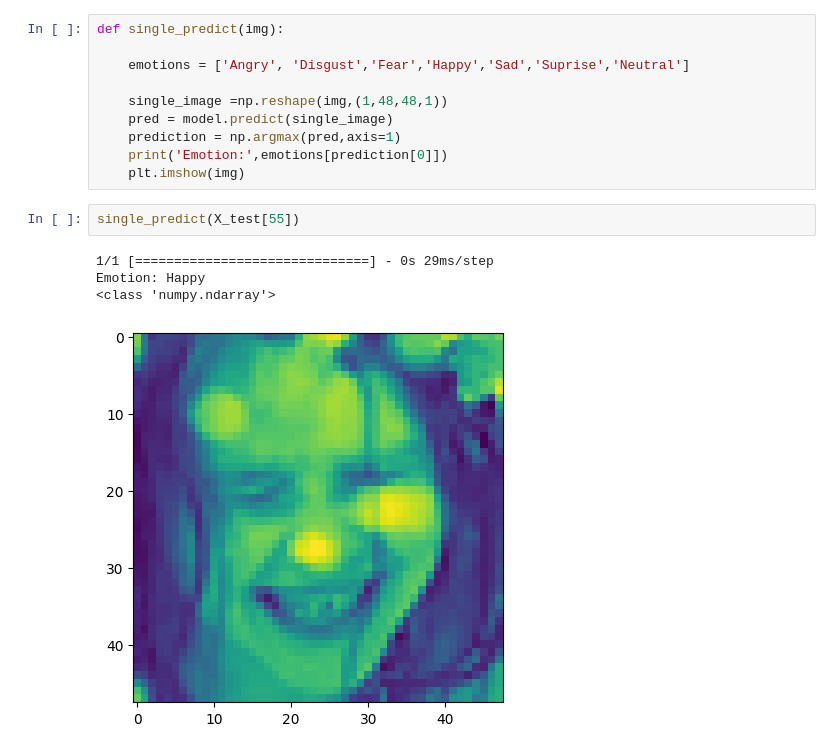
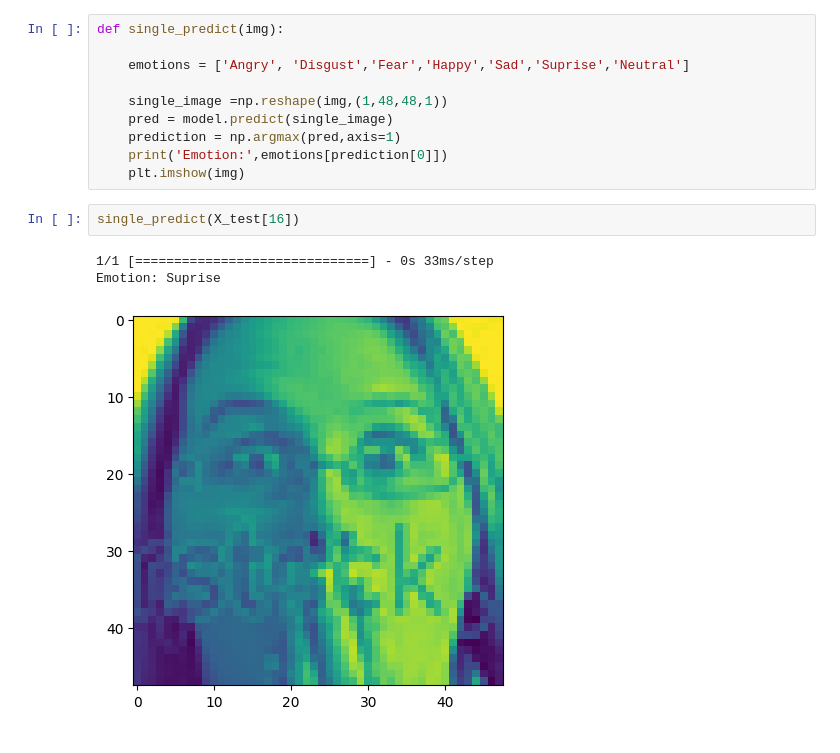
Before and after one commit to emirhanlatif/Emotion_detection, a Jupyter notebook: emotion_detection.ipynb, the cells around one changed output. Cells and saved outputs as stored; diff of their text form.

```diff
--- a/emotion_detection.ipynb
+++ b/emotion_detection.ipynb
@@ -326,9 +326,8 @@ def single_predict(img):
     print('Emotion:',emotions[prediction[0]])
     plt.imshow(img)
 # %%
-single_predict(X_test[55])
+single_predict(X_test[16])
 # %% [output]
-1/1 [==============================] - 0s 29ms/step
-Emotion: Happy
-<class 'numpy.ndarray'>
+1/1 [==============================] - 0s 33ms/step
+Emotion: Suprise
-[figure, old version]
+[figure, new version]
```
Also changed, not shown: parts of 7 cells of this notebook, 1 other file.
